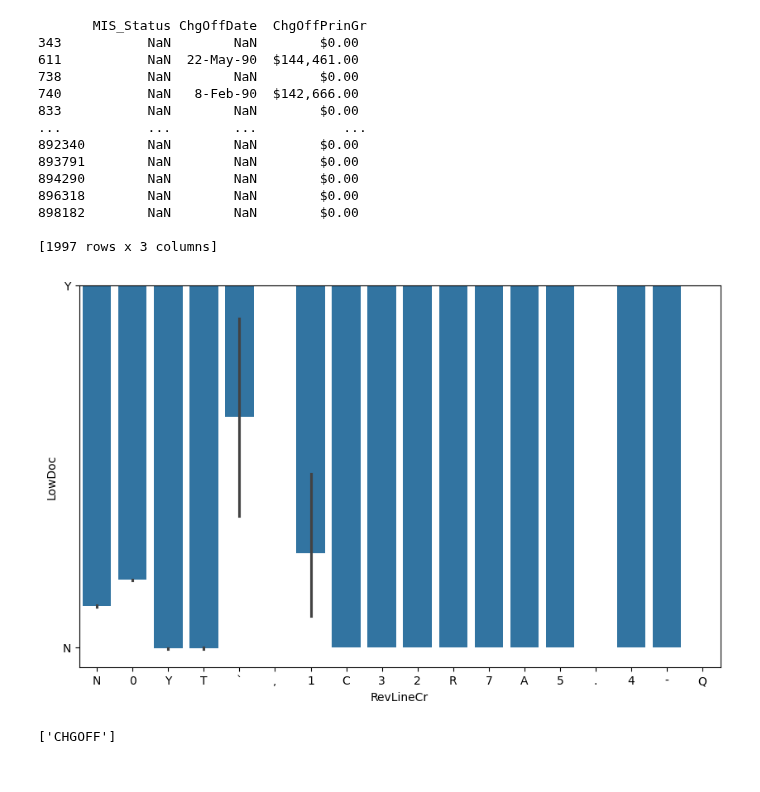
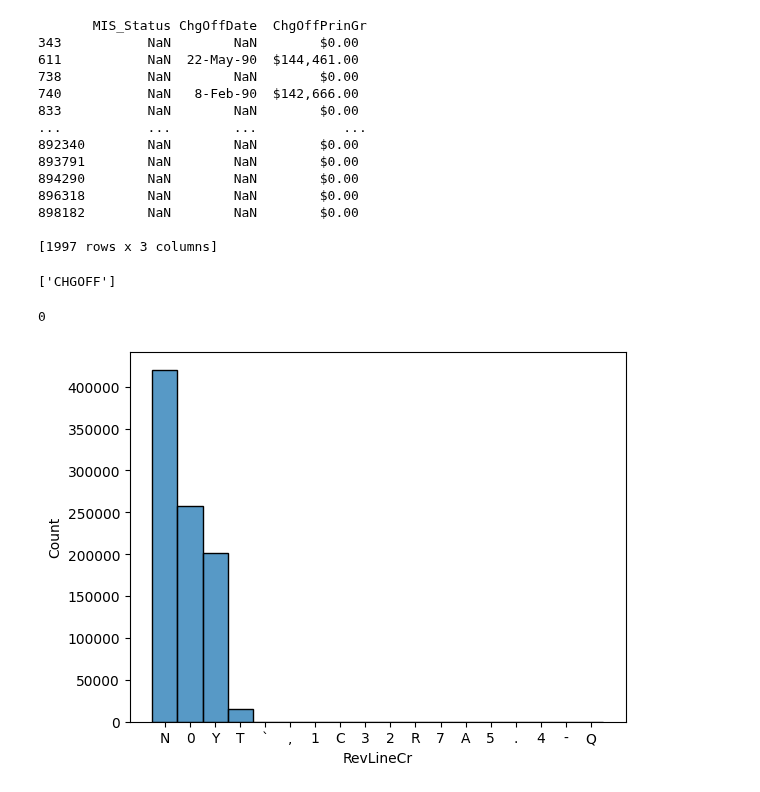
Before and after one commit to AFlo59/Model_pret, a Jupyter notebook: NettoyageData.ipynb, the cells around one changed output. Cells and saved outputs as stored; diff of their text form; code cells hidden in the pictures.

```diff
--- a/NettoyageData.ipynb
+++ b/NettoyageData.ipynb
@@ -124,13 +132,16 @@ df.loc[missing_mis_status_with_chgoffdate.index, 'MIS_Status'] = 'CHGOFF'
 898182        NaN        NaN        $0.00
 
 [1997 rows x 3 columns]
-# %%
-plt.figure(figsize=(10, 6))
-sns.barplot(x=df['RevLineCr'], y=df['LowDoc'], data=df)
-plt.show()
-# %% [output]
-[figure, removed]
 # %%
 print(df.loc[missing_mis_status_with_chgoffdate.index, 'MIS_Status'].unique())
 # %% [output]
 ['CHGOFF']
+# %%
+df.duplicated().sum()
+# %% [output]
+0
+# %%
+sns.histplot(df['RevLineCr'])
+plt.show()
+# %% [output]
+[figure, added]
```
Also changed, not shown: parts of 8 cells of this notebook.
